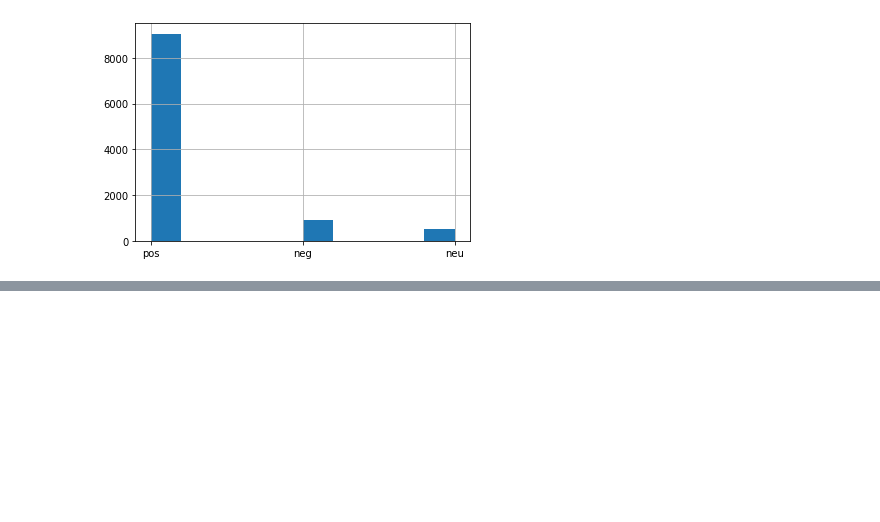
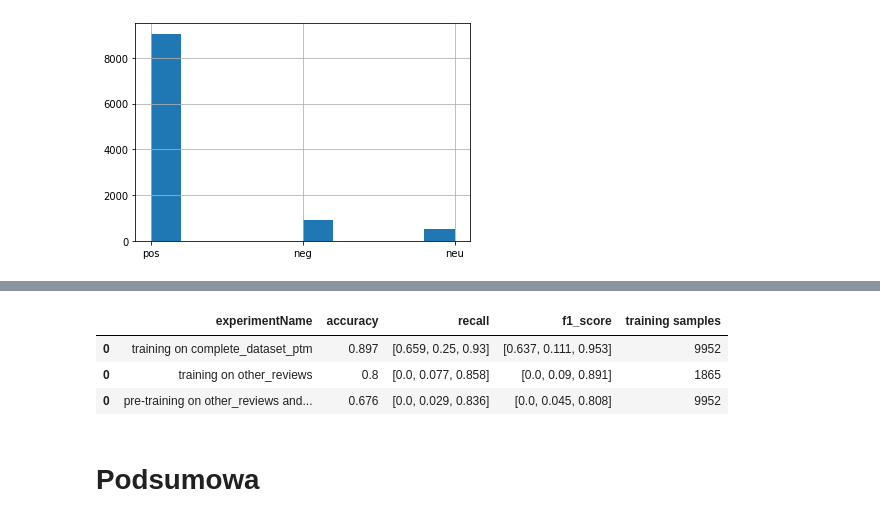
Before and after one commit to emroczko/NLP, a Jupyter notebook: linear_model_experiments.ipynb, the cells around one changed output, grey strips where cells are left out. Cells and saved outputs as stored; diff of their text form; code cells hidden in the pictures; blank space fills up the shorter version.

```diff
--- a/linear_model_experiments.ipynb
+++ b/linear_model_experiments.ipynb
@@ -152,0 +248,9 @@ evaluate(trainer, test_dataloader)
+# %%
+results
+# %% [output]
+|  | experimentName | accuracy | recall | f1_score | training samples |
+| 0 | training on complete_dataset_ptm | 0.897 | [0.659, 0.25, 0.93] | [0.637, 0.111, 0.953] | 9952 |
+| 0 | training on other_reviews | 0.8 | [0.0, 0.077, 0.858] | [0.0, 0.09, 0.891] | 1865 |
+| 0 | pre-training on other_reviews and... | 0.676 | [0.0, 0.029, 0.836] | [0.0, 0.045, 0.808] | 9952 |
+# %% [markdown]
+# Podsumowa
```
Also changed, not shown: parts of 12 cells of this notebook, 2 other files.
